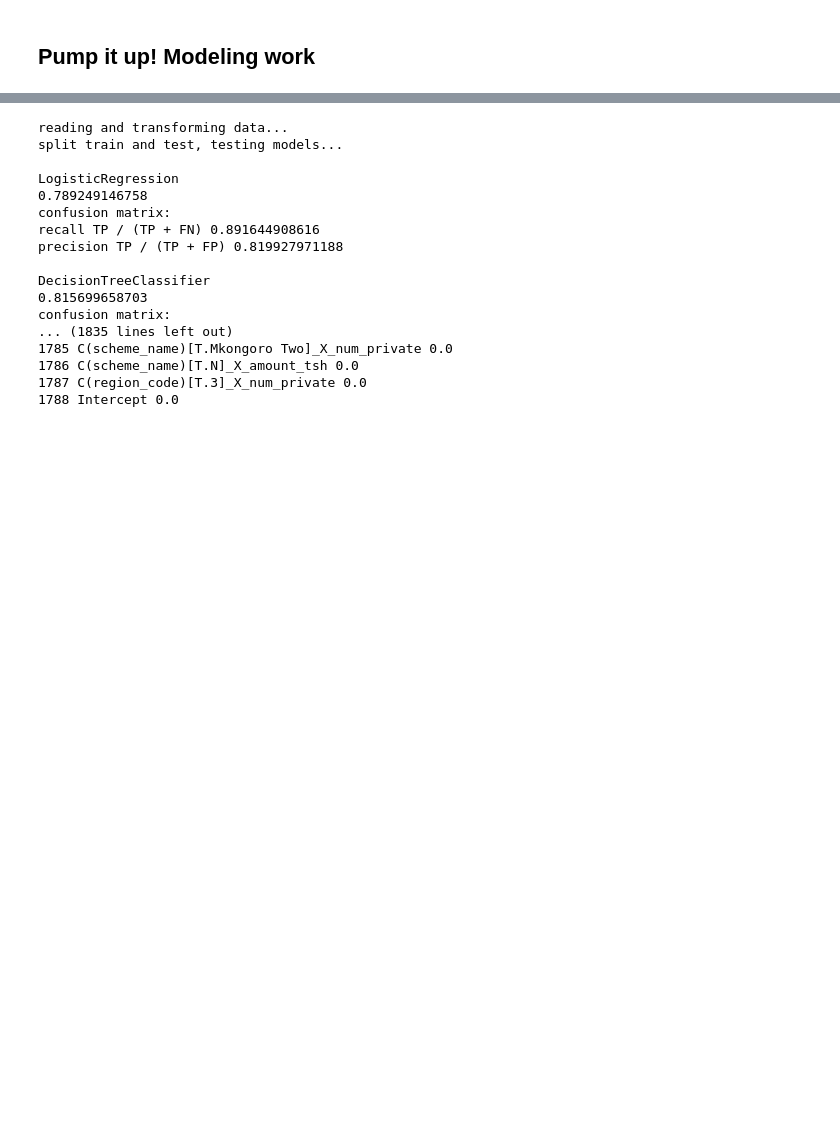
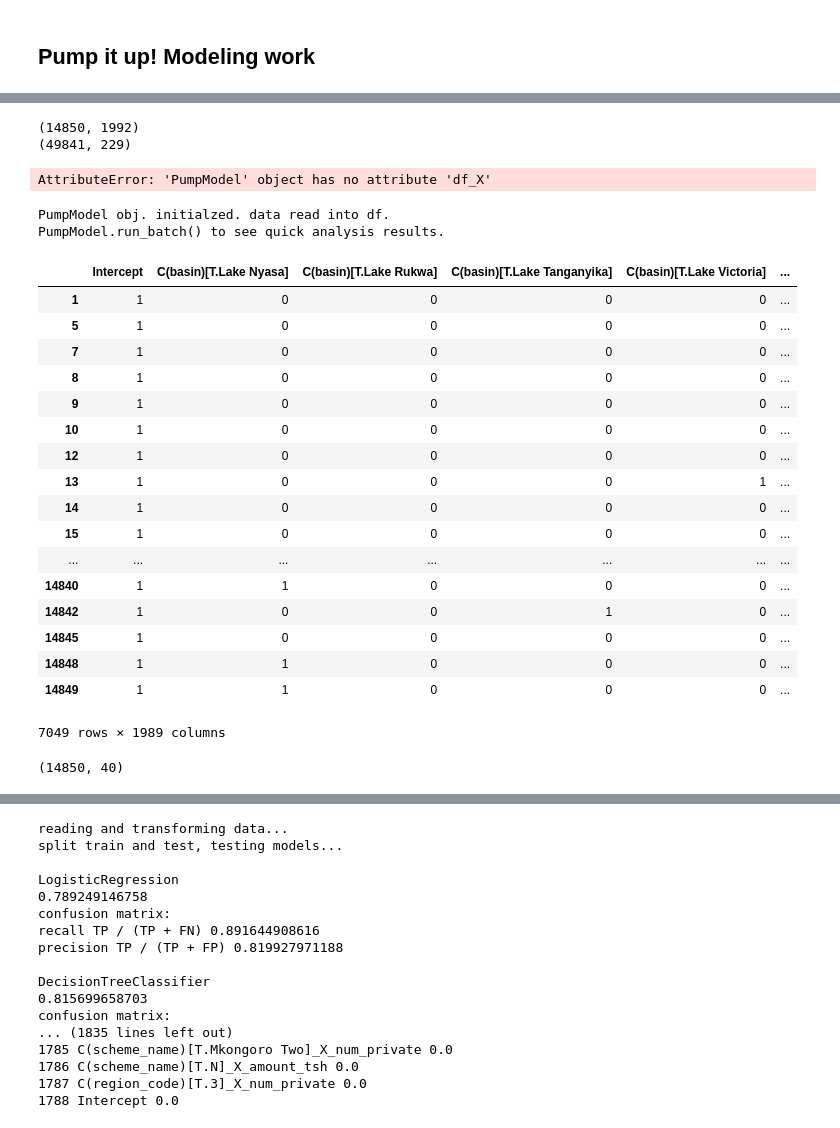
Before and after one commit to ashirwad08/predict-water-pump-failure, a Jupyter notebook: src/pump_modeling.ipynb, the cells around one changed output, grey strips where cells are left out. Saved outputs shown, nothing was run; the diff lists cells and outputs as text; code cells hidden in the pictures; blank space fills up the shorter version.

```diff
--- a/src/pump_modeling.ipynb
+++ b/src/pump_modeling.ipynb
@@ -29,7 +29,8 @@ from impute import imputeTrain
 class PumpModel(object):
     def __init__(self,
                  csv_train_X='../data/train_X.csv',
-                 csv_train_y='../data/train_y.csv'):
+                 csv_train_y='../data/train_y.csv',
+                 csv_test_X='../data/test.csv'):
         """
         input:
             csv_train_X - file location
@@ -37,6 +38,7 @@ class PumpModel(object):
         """
         self.csv_train_X = csv_train_X
         self.csv_train_y = csv_train_y
+        self.csv_test_X = csv_test_X
         self.df = self.read_n_convert_functional_labels()
         print('PumpModel obj. initialzed. data read into df. \n'
               'PumpModel.run_batch() to see quick analysis results.')
@@ -80,7 +82,10 @@ class PumpModel(object):
         """
 
         df_X = pd.read_csv(self.csv_train_X)
+        df_X = df_X.fillna('Other')
         df_y = pd.read_csv(self.csv_train_y)
+        self.df_X_realtest = pd.read_csv(self.csv_test_X)
+        self.df_X_realtest = self.df_X_realtest.fillna('Other')
         df = pd.merge(df_y, df_X, how='left', on='id')
         df.loc[:, 'status'] = df.status_group
         df.loc[df.status.str.startswith('functional needs'), 'status'] = 1
@@ -88,6 +93,10 @@ class PumpModel(object):
         df.loc[~df.status.str.startswith('functional').isnull(), 'status'] = 2
         df.status = df.status.astype(int)
         return df
+
+    def process_test_cols(self):
+        for c in self.cols_categorical:
+            self.df_X_realtest[c].apply(lambda x: 'Ohter' if x not in self.df[c].unique())
 
     def ready_for_model(self,
                         flag_interactions=False,
@@ -107,6 +116,7 @@ class PumpModel(object):
             self.cols_giveup
             self.df_X
             self.df_y
+            self.df_X_test
             self.X
             self.y
             self.cols_X
@@ -141,6 +151,10 @@ class PumpModel(object):
                                                data=self.df,
                                                return_type='dataframe')
 
+        self.df_X_realtest['status'] = 0
+        self.df_y_realtest, self.df_X_realtest = patsy.dmatrices(self.r_formula,
+                                               data=self.df_X_realtest,
+                                               return_type='dataframe')
         # include interactions of features if flagged
         if flag_interactions:
             self.df_X = self.interactions(self.df_X)
@@ -161,7 +175,7 @@ class PumpModel(object):
             least_common = [x[0] for x in collections.Counter(self.df[feat]).
                             most_common()[N:-1]]
             for label in least_common:
-                self.df.loc[:, feat] = self.df[feat].replace(label, 'NaN')
+                self.df.loc[:, feat] = self.df[feat].replace(label, 'Other').fillna('Other')
         return self.df
 
     def preprocess_features(self, N=25):
@@ -210,6 +224,12 @@ class PumpModel(object):
             df_X[c1 + '_X_' + c2] = df_X[c1] * df_X[c2]
 
         return df_X
+
+    def fit(self, model):
+        X = self.X
+        y = self.y
+        model.fit(X, y)
+        self.model_fitted = model
 
     def split_n_fit(self, model, X=None, y=None):
         """ given model, X, y, print score of the fit on test """
@@ -344,0 +388,17 @@ PumpModel.run_batch() to see quick analysis results.
+# %%
+    print(pm.df_X_realtest.shape)
+    print(pm.df_X.shape)
+# %% [output]
+(14850, 1992)
+(49841, 229)
+# %%
+    # pm.read_n_convert_functional_labels()
+    print(pm.df_X.shape)
+    print(pm.X.shape)
+    print(pm.df.shape)
+
+    # y, X = patsy.dmatrices(pm.r_formula, data=pm.df, NA_action='keep')
+
+    pm.df.dropna().shape
+# %% [output]
+AttributeError: 'PumpModel' object has no attribute 'df_X'
@@ -345,2 +407,36 @@ PumpModel.run_batch() to see quick analysis results.
+# %%
+    pm = PumpModel()
+    model = RandomForestClassifier(n_estimators=200)
+    pm.ready_for_model(flag_interactions=False, flag_clean_features=True)
+    pm.fit(model)
+    model_fitted = pm.model_fitted
+    pm.df_X_realtest
+# %% [output]
+PumpModel obj. initialzed. data read into df.
+PumpModel.run_batch() to see quick analysis results.
+|  | Intercept | C(basin)[T.Lake Nyasa] | C(basin)[T.Lake Rukwa] | C(basin)[T.Lake Tanganyika] | C(basin)[T.Lake Victoria] | ... |
+| 1 | 1 | 0 | 0 | 0 | 0 | ... |
+| 5 | 1 | 0 | 0 | 0 | 0 | ... |
+| 7 | 1 | 0 | 0 | 0 | 0 | ... |
+| 8 | 1 | 0 | 0 | 0 | 0 | ... |
+| 9 | 1 | 0 | 0 | 0 | 0 | ... |
+| 10 | 1 | 0 | 0 | 0 | 0 | ... |
+| 12 | 1 | 0 | 0 | 0 | 0 | ... |
+| 13 | 1 | 0 | 0 | 0 | 1 | ... |
+| 14 | 1 | 0 | 0 | 0 | 0 | ... |
+| 15 | 1 | 0 | 0 | 0 | 0 | ... |
+| ... | ... | ... | ... | ... | ... | ... |
+| 14840 | 1 | 1 | 0 | 0 | 0 | ... |
+| 14842 | 1 | 0 | 0 | 1 | 0 | ... |
+| 14845 | 1 | 0 | 0 | 0 | 0 | ... |
+| 14848 | 1 | 1 | 0 | 0 | 0 | ... |
+| 14849 | 1 | 1 | 0 | 0 | 0 | ... |
+7049 rows × 1989 columns
+# %%
+pm.df_X_realtest.shape
+df_test = pd.read_csv('../data/test.csv')
+df_test.shape
+# %% [output]
+(14850, 40)
 # %%
     # first batch
```
Also changed, not shown: parts of 8 cells of this notebook.
